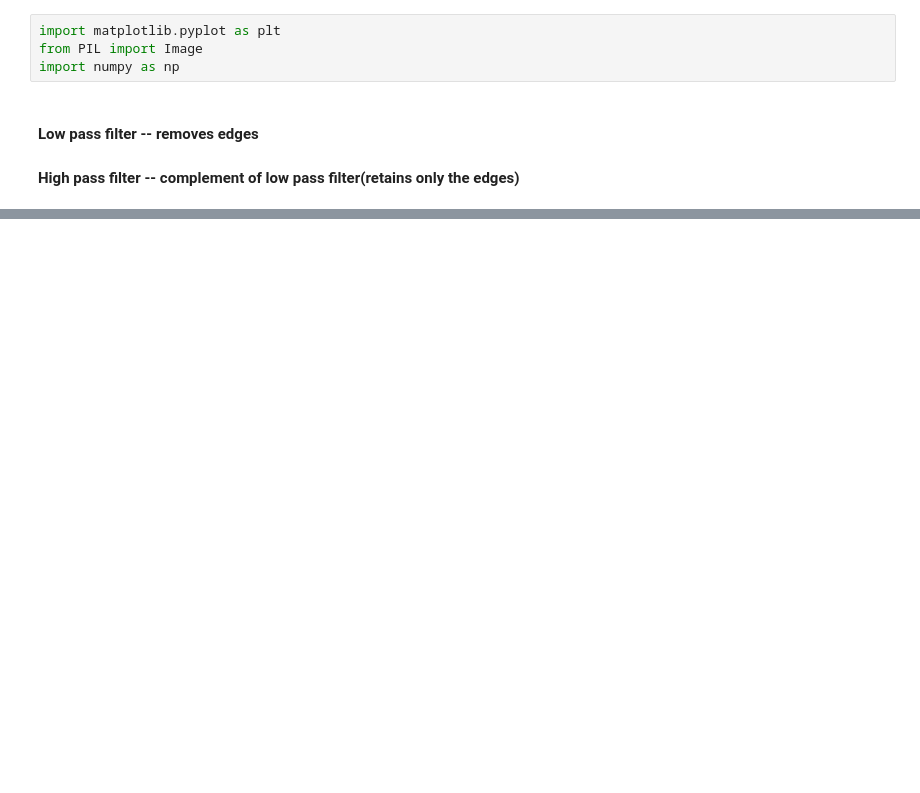
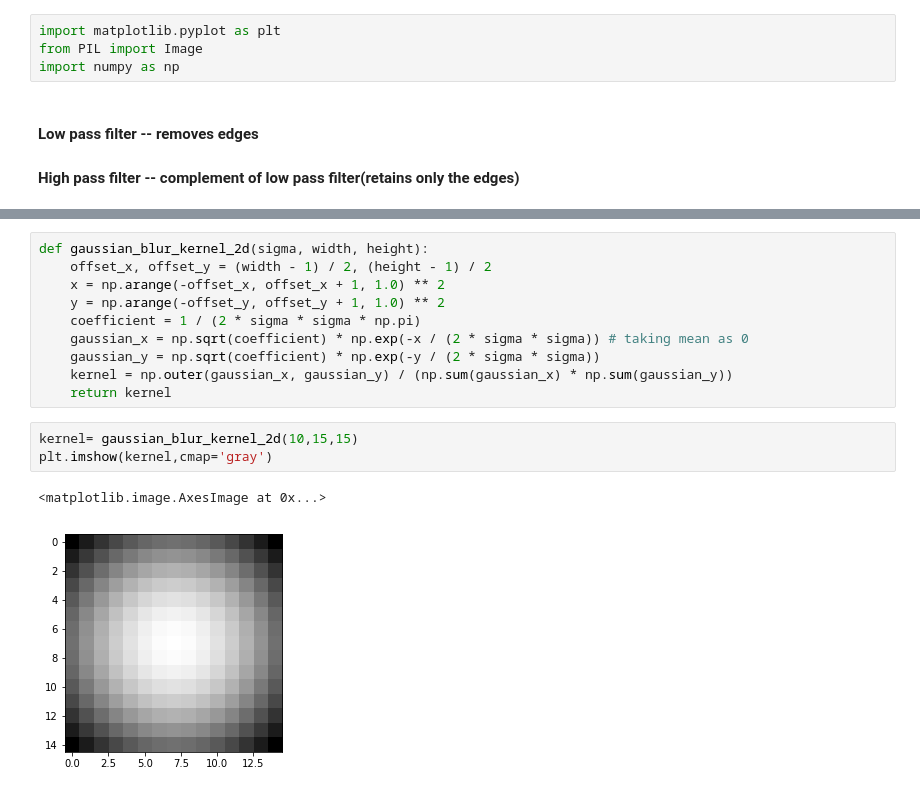
Before and after one commit to Sharath-Ramachandran/DeepLearningAssignments, a Jupyter notebook: Assignment1/Question4.ipynb, the cells around one changed output, grey strips where cells are left out. Cells and saved outputs as stored; diff of their text form; blank space fills up the shorter version.

```diff
--- a/Assignment1/Question4.ipynb
+++ b/Assignment1/Question4.ipynb
@@ -52,0 +47,16 @@ small_a = zoom(image4, 0.5)
+# %%
+def gaussian_blur_kernel_2d(sigma, width, height):
+    offset_x, offset_y = (width - 1) / 2, (height - 1) / 2
+    x = np.arange(-offset_x, offset_x + 1, 1.0) ** 2
+    y = np.arange(-offset_y, offset_y + 1, 1.0) ** 2
+    coefficient = 1 / (2 * sigma * sigma * np.pi)
+    gaussian_x = np.sqrt(coefficient) * np.exp(-x / (2 * sigma * sigma)) # taking mean as 0
+    gaussian_y = np.sqrt(coefficient) * np.exp(-y / (2 * sigma * sigma))
+    kernel = np.outer(gaussian_x, gaussian_y) / (np.sum(gaussian_x) * np.sum(gaussian_y))
+    return kernel
+# %%
+kernel= gaussian_blur_kernel_2d(10,15,15)
+plt.imshow(kernel,cmap='gray')
+# %% [output]
+<matplotlib.image.AxesImage at 0x...>
+[figure, added]
```
Also changed, not shown: parts of 23 cells of this notebook, 1 other file.
